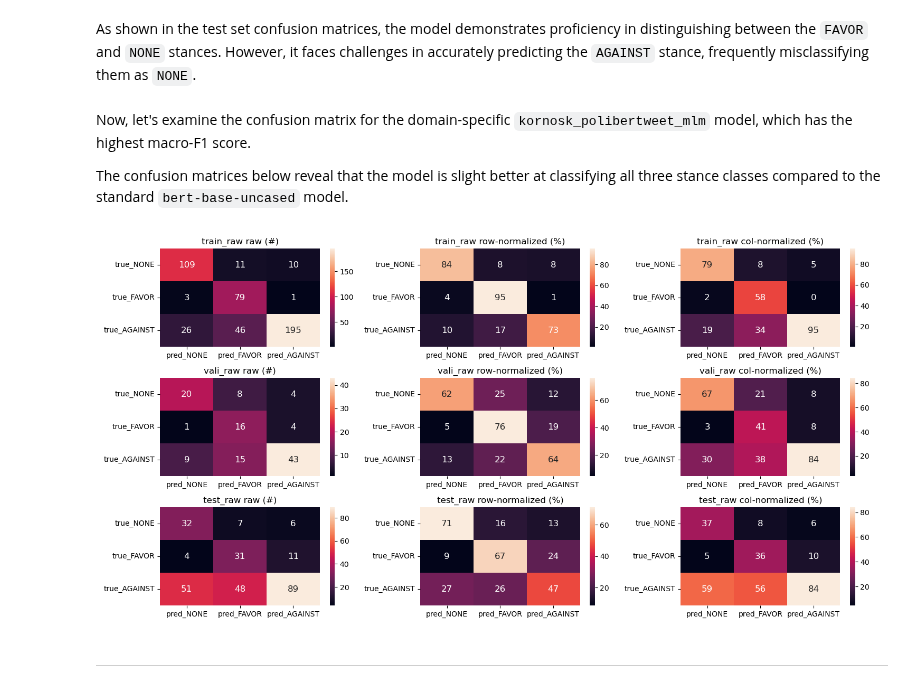
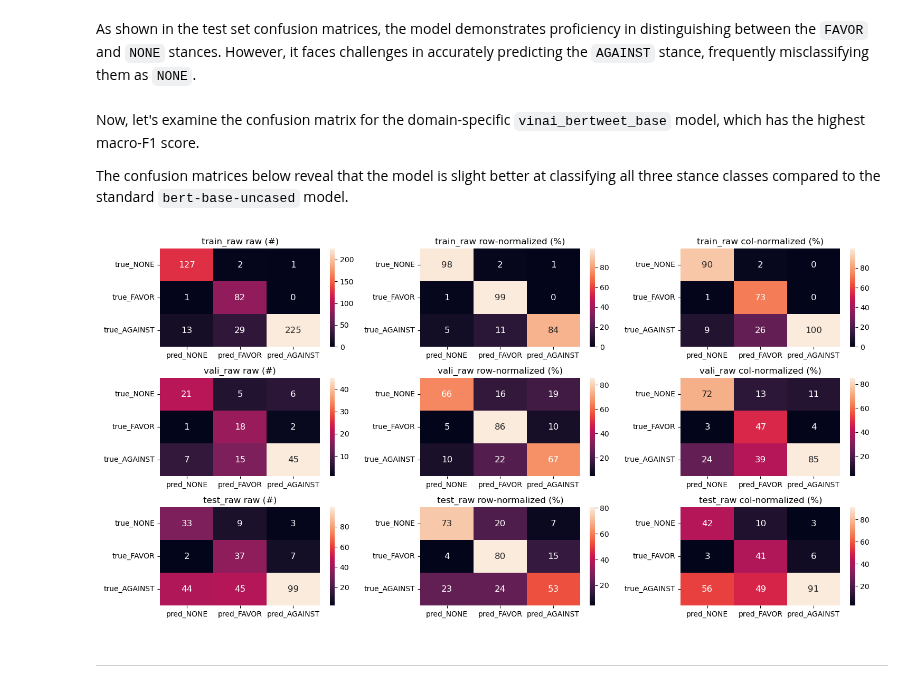
Before and after one commit to yunshiuan/prelim_stance_detection, a Jupyter notebook: bert-tuning_colab.ipynb, the cells around one changed output. Drawn from its saved outputs; the diff is of its cells as text; code cells hidden in the pictures.

```diff
--- a/bert-tuning_colab.ipynb
+++ b/bert-tuning_colab.ipynb
@@ -880,13 +926,13 @@ display_resized_image_in_notebook(join(PATH_OUTPUT_ROOT,"summary","bert-base-unc
 # %% [markdown]
 As shown in the test set confusion matrices, the model demonstrates proficiency in distinguishing between the `FAVOR` and `NONE` stances. However, it faces challenges in accurately predicting the `AGAINST` stance, frequently misclassifying them as `NONE`.
 # %% [markdown]
-Now, let's examine the confusion matrix for the domain-specific `kornosk_polibertweet_mlm` model, which has the highest macro-F1 score.
+Now, let's examine the confusion matrix for the domain-specific `vinai_bertweet_base` model, which has the highest macro-F1 score.
 
 The confusion matrices below reveal that the model is slight better at classifying all three stance classes compared to the standard `bert-base-uncased` model.
 # %%
-display_resized_image_in_notebook(join(PATH_OUTPUT_ROOT,"summary","kornosk_polibertweet_mlm_comb_confusion_mat.png"))
+display_resized_image_in_notebook(join(PATH_OUTPUT_ROOT,"summary","vinai_bertweet_base_comb_confusion_mat.png"))
 # %% [output]
-[figure, old version]
+[figure, new version]
 # %% [markdown]
 ****
 # %% [markdown]
```
Also changed, not shown: parts of 13 cells of this notebook, 13 other files.
